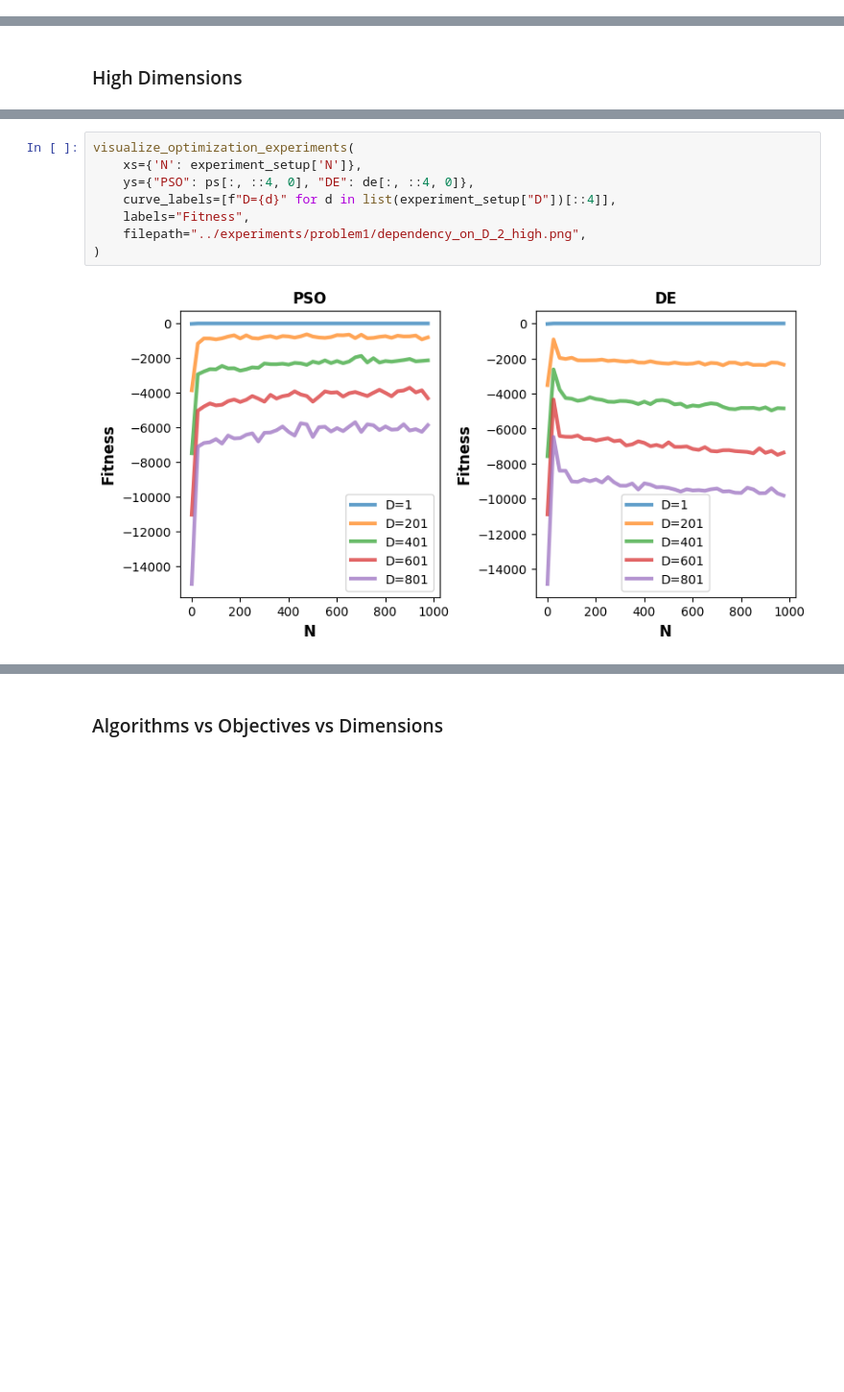
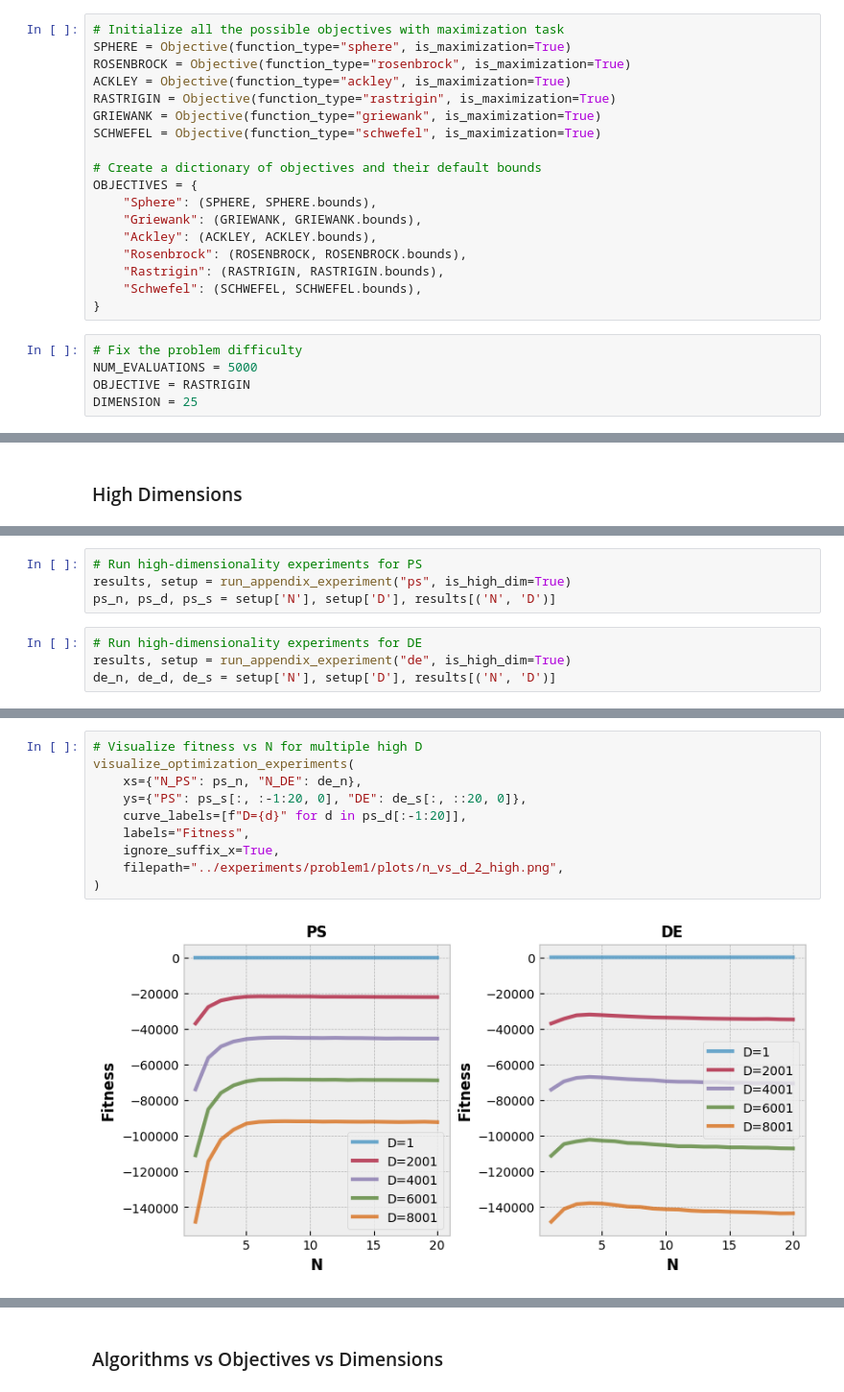
Before and after one commit to mantasu/nat2324, a Jupyter notebook: notebooks/problem1.ipynb, the cells around one changed output, grey strips where cells are left out. Shown at 96% size. Drawn from its saved outputs; the diff is of its cells as text; blank space fills up the shorter version.

```diff
--- a/notebooks/problem1.ipynb
+++ b/notebooks/problem1.ipynb
@@ -38,3 +20,26 @@ FUNCTION_BOUNDS = (-5.12, 5.12)
+# %%
+# Initialize all the possible objectives with maximization task
+SPHERE = Objective(function_type="sphere", is_maximization=True)
+ROSENBROCK = Objective(function_type="rosenbrock", is_maximization=True)
+ACKLEY = Objective(function_type="ackley", is_maximization=True)
+RASTRIGIN = Objective(function_type="rastrigin", is_maximization=True)
+GRIEWANK = Objective(function_type="griewank", is_maximization=True)
+SCHWEFEL = Objective(function_type="schwefel", is_maximization=True)
+
+# Create a dictionary of objectives and their default bounds
+OBJECTIVES = {
+    "Sphere": (SPHERE, SPHERE.bounds),
+    "Griewank": (GRIEWANK, GRIEWANK.bounds),
+    "Ackley": (ACKLEY, ACKLEY.bounds),
+    "Rosenbrock": (ROSENBROCK, ROSENBROCK.bounds),
+    "Rastrigin": (RASTRIGIN, RASTRIGIN.bounds),
+    "Schwefel": (SCHWEFEL, SCHWEFEL.bounds),
+}
+# %%
+# Fix the problem difficulty
+NUM_EVALUATIONS = 5000
+OBJECTIVE = RASTRIGIN
+DIMENSION = 25
 # %% [markdown]
 ## Question (a)
 # %% [markdown]
@@ -370 +451,9 @@ ns = np.array(experiment_setup["N"])
+# %%
+# Run high-dimensionality experiments for PS
+results, setup = run_appendix_experiment("ps", is_high_dim=True)
+ps_n, ps_d, ps_s = setup['N'], setup['D'], results[('N', 'D')]
+# %%
+# Run high-dimensionality experiments for DE
+results, setup = run_appendix_experiment("de", is_high_dim=True)
+de_n, de_d, de_s = setup['N'], setup['D'], results[('N', 'D')]
 # %%
@@ -381,10 +471,12 @@ visualize_optimization_experiments(
 # %%
+# Visualize fitness vs N for multiple high D
 visualize_optimization_experiments(
-    xs={'N': experiment_setup['N']},
-    ys={"PSO": ps[:, ::4, 0], "DE": de[:, ::4, 0]},
-    curve_labels=[f"D={d}" for d in list(experiment_setup["D"])[::4]],
+    xs={"N_PS": ps_n, "N_DE": de_n},
+    ys={"PS": ps_s[:, :-1:20, 0], "DE": de_s[:, ::20, 0]},
+    curve_labels=[f"D={d}" for d in ps_d[:-1:20]],
     labels="Fitness",
-    filepath="../experiments/problem1/dependency_on_D_2_high.png",
+    ignore_suffix_x=True,
+    filepath="../experiments/problem1/plots/n_vs_d_2_high.png",
 )
 # %% [output]
-[figure, old version]
+[figure, new version]
```
Also changed, not shown: parts of 43 cells of this notebook, 4 other files.
